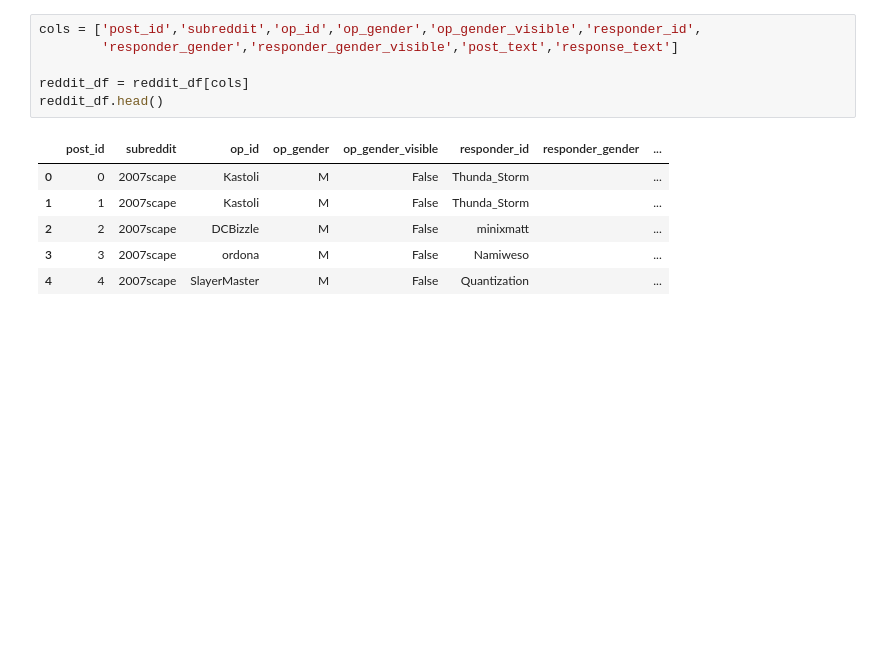
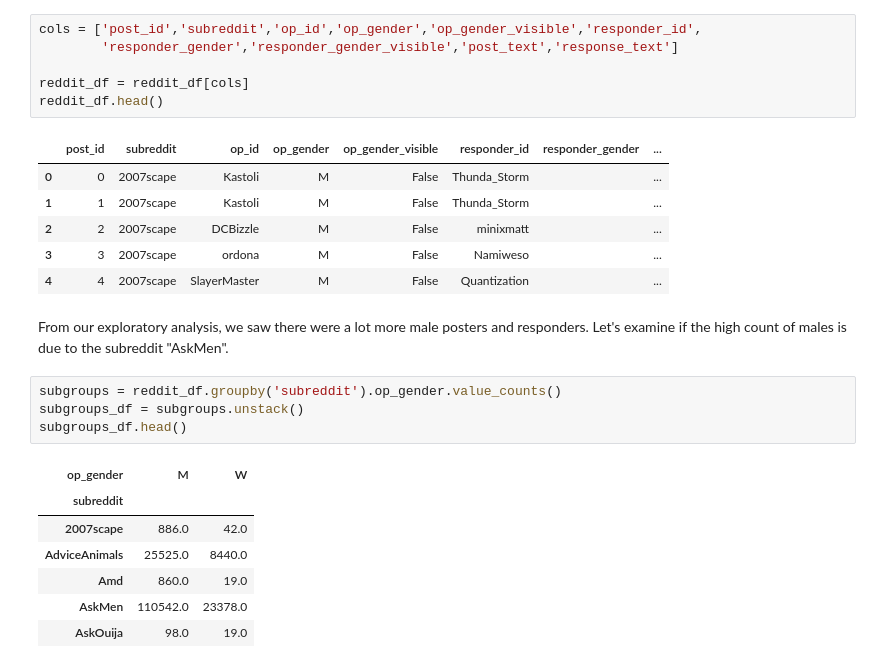
Before and after one commit to Data-Science-for-Linguists-2019/Gendered-Interaction-Online, a Jupyter notebook: exploratory_data_analysis/modifying_dataset.ipynb, the cells around one changed output. Drawn from its saved outputs; the diff is of its cells as text; blank space fills up the shorter version.

Commit message:
added some brief analysis - this may need to move to a different file though

```diff
--- a/exploratory_data_analysis/modifying_dataset.ipynb
+++ b/exploratory_data_analysis/modifying_dataset.ipynb
@@ -643,3 +643,17 @@ reddit_df.head()
 | 2 | 2 | 2007scape | DCBizzle | M | False | minixmatt |  | ... |
 | 3 | 3 | 2007scape | ordona | M | False | Namiweso |  | ... |
 | 4 | 4 | 2007scape | SlayerMaster | M | False | Quantization |  | ... |
+# %% [markdown]
+From our exploratory analysis, we saw there were a lot more male posters and responders. Let's examine if the high count of males is due to the subreddit "AskMen".
+# %%
+subgroups = reddit_df.groupby('subreddit').op_gender.value_counts()
+subgroups_df = subgroups.unstack()
+subgroups_df.head()
+# %% [output]
+| op_gender | M | W |
+| subreddit |  |  |
+| 2007scape | 886.0 | 42.0 |
+| AdviceAnimals | 25525.0 | 8440.0 |
+| Amd | 860.0 | 19.0 |
+| AskMen | 110542.0 | 23378.0 |
+| AskOuija | 98.0 | 19.0 |
```
Also changed, not shown: parts of 4 cells of this notebook.
